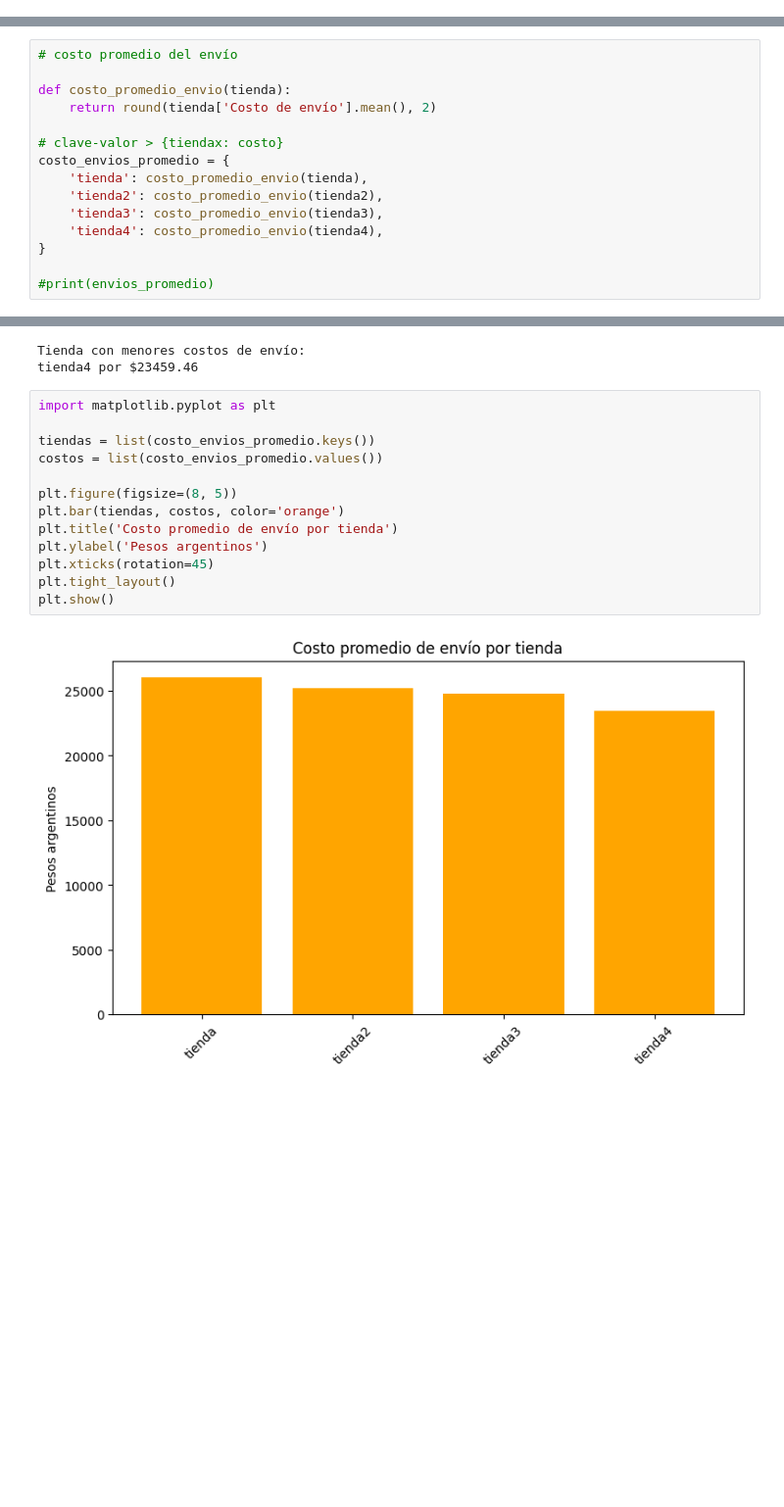
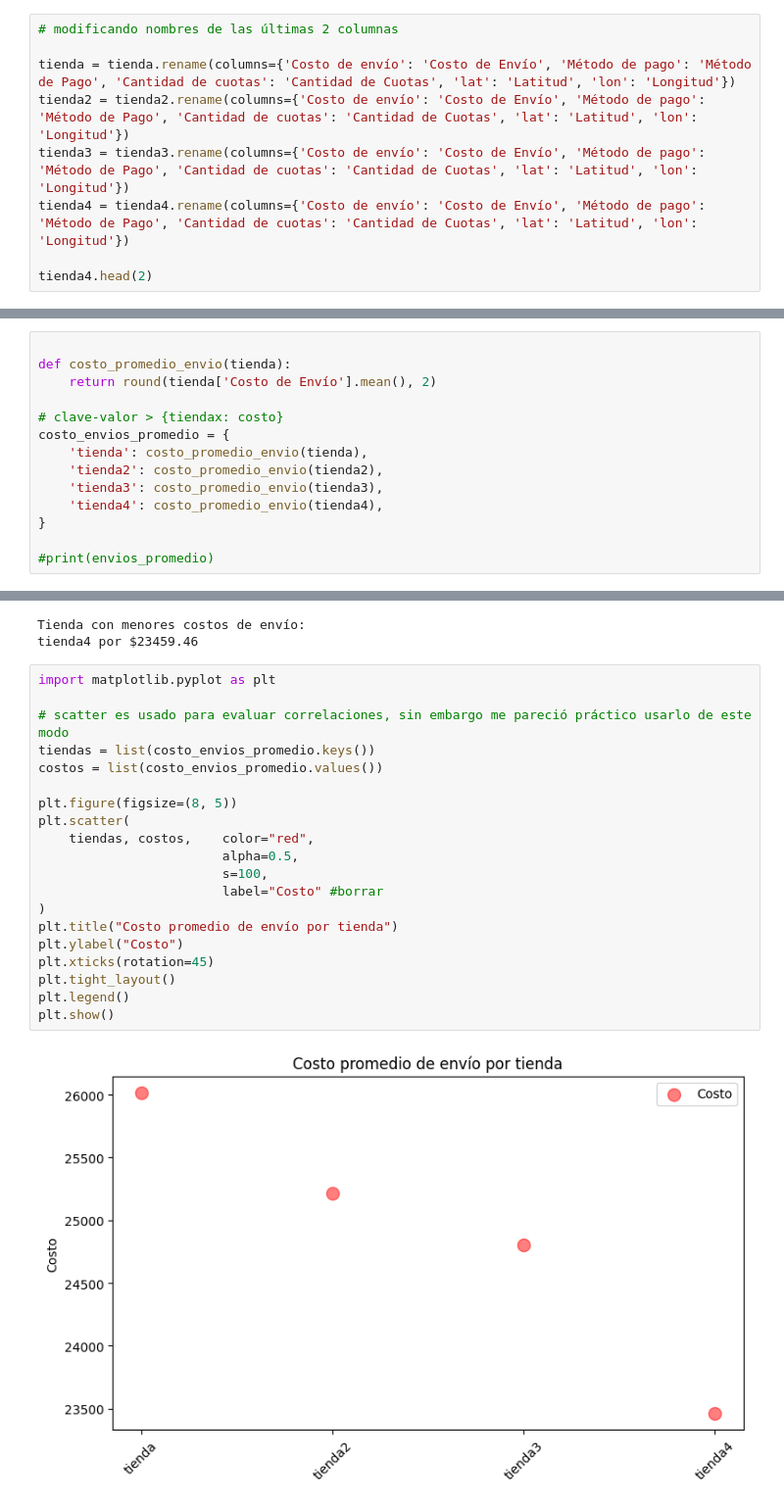
Before and after one commit to reddjedet/challenge-alurastorelatam, a Jupyter notebook: AluraStoreLatam.ipynb, the cells around one changed output, grey strips where cells are left out. Shown at 98% size. Cells and saved outputs as stored; diff of their text form; blank space fills up the shorter version.

```diff
--- a/AluraStoreLatam.ipynb
+++ b/AluraStoreLatam.ipynb
@@ -22,3 +22,12 @@ tienda.head()
 | 2 | Juego de mesa | Juguetes | 209600.0 | 15900.0 | 15/03/2021 | Juan Fernandez | Cartagena | ... |
 | 3 | Microondas | Electrodomésticos | 757500.0 | 41000.0 | 03/05/2022 | Juan Fernandez | Cali | ... |
 | 4 | Silla de oficina | Muebles | 335200.0 | 20200.0 | 07/11/2020 | Maria Alfonso | Medellín | ... |
+# %%
+# modificando nombres de las últimas 2 columnas
+
+tienda = tienda.rename(columns={'Costo de envío': 'Costo de Envío', 'Método de pago': 'Método de Pago', 'Cantidad de cuotas': 'Cantidad de Cuotas', 'lat': 'Latitud', 'lon': 'Longitud'})
+tienda2 = tienda2.rename(columns={'Costo de envío': 'Costo de Envío', 'Método de pago': 'Método de Pago', 'Cantidad de cuotas': 'Cantidad de Cuotas', 'lat': 'Latitud', 'lon': 'Longitud'})
+tienda3 = tienda3.rename(columns={'Costo de envío': 'Costo de Envío', 'Método de pago': 'Método de Pago', 'Cantidad de cuotas': 'Cantidad de Cuotas', 'lat': 'Latitud', 'lon': 'Longitud'})
+tienda4 = tienda4.rename(columns={'Costo de envío': 'Costo de Envío', 'Método de pago': 'Método de Pago', 'Cantidad de cuotas': 'Cantidad de Cuotas', 'lat': 'Latitud', 'lon': 'Longitud'})
+
+tienda4.head(2)
@@ -191,8 +264,7 @@ graficar_extremos_ventas(tienda4, 'Tienda 4')
 # %%
-# costo promedio del envío
 
 def costo_promedio_envio(tienda):
-    return round(tienda['Costo de envío'].mean(), 2)
+    return round(tienda['Costo de Envío'].mean(), 2)
 
 # clave-valor > {tiendax: costo}
 costo_envios_promedio = {
@@ -224,15 +296,22 @@ tienda4 por $23459.46
 # %%
 import matplotlib.pyplot as plt
 
+# scatter es usado para evaluar correlaciones, sin embargo me pareció práctico usarlo de este modo
 tiendas = list(costo_envios_promedio.keys())
 costos = list(costo_envios_promedio.values())
 
 plt.figure(figsize=(8, 5))
-plt.bar(tiendas, costos, color='orange')
-plt.title('Costo promedio de envío por tienda')
-plt.ylabel('Pesos argentinos')
+plt.scatter(
+    tiendas, costos,    color="red",
+                        alpha=0.5,
+                        s=100,
+                        label="Costo" #borrar
+)
+plt.title("Costo promedio de envío por tienda")
+plt.ylabel("Costo")
 plt.xticks(rotation=45)
 plt.tight_layout()
+plt.legend()
 plt.show()
 # %% [output]
-[figure, old version]
+[figure, new version]
```
Also changed, not shown: parts of 20 cells of this notebook, 2 other files.
